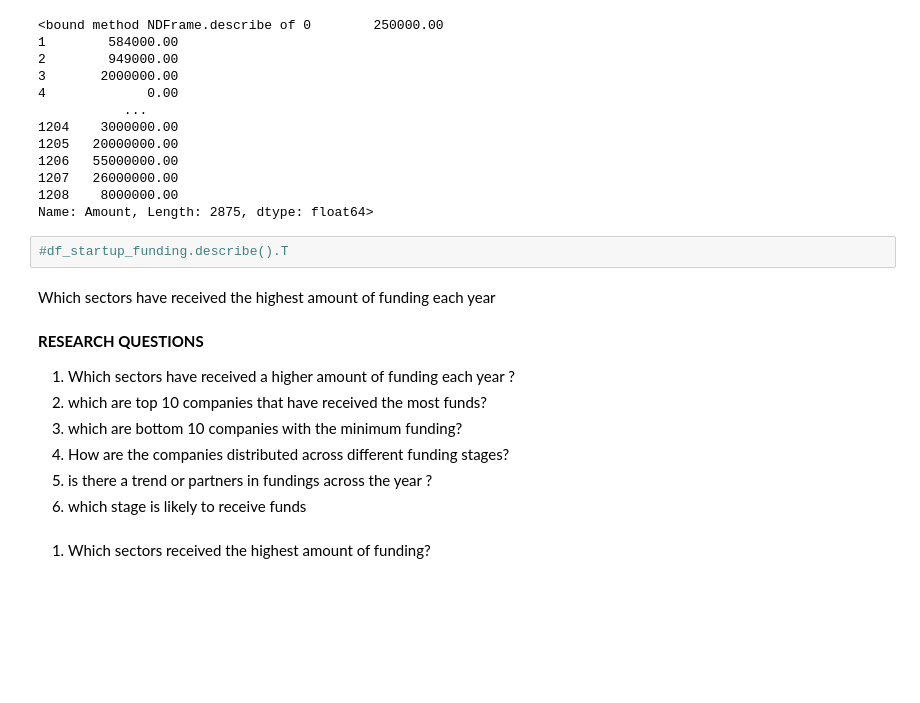
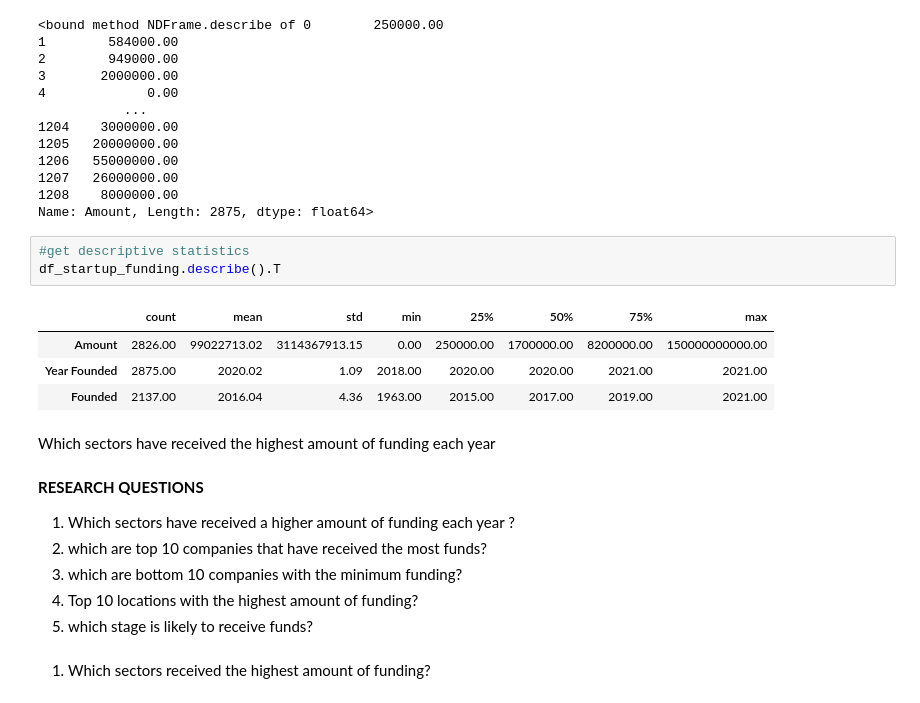
Before and after one commit to susanlazaro/LP1-sojourn, a Jupyter notebook: notebook.ipynb, the cells around one changed output. Drawn from its saved outputs; the diff is of its cells as text; blank space fills up the shorter version.

```diff
--- a/notebook.ipynb
+++ b/notebook.ipynb
@@ -1342,7 +1361,13 @@ df_startup_funding['Amount'].describe
 1208    8000000.00
 Name: Amount, Length: 2875, dtype: float64>
 # %%
-#df_startup_funding.describe().T
+#get descriptive statistics
+df_startup_funding.describe().T
+# %% [output]
+|  | count | mean | std | min | 25% | 50% | 75% | max |
+| Amount | 2826.00 | 99022713.02 | 3114367913.15 | 0.00 | 250000.00 | 1700000.00 | 8200000.00 | 150000000000.00 |
+| Year Founded | 2875.00 | 2020.02 | 1.09 | 2018.00 | 2020.00 | 2020.00 | 2021.00 | 2021.00 |
+| Founded | 2137.00 | 2016.04 | 4.36 | 1963.00 | 2015.00 | 2017.00 | 2019.00 | 2021.00 |
 # %% [markdown]
 Which sectors have received the highest amount of funding each year
 # %% [markdown]
@@ -1351,9 +1376,8 @@ Which sectors have received the highest amount of funding each year
 1. Which sectors have received a higher amount of funding each year ?
 2. which are top 10 companies that have received the most funds?
 3. which are bottom 10 companies with the minimum funding?
-4. How are the companies distributed across different funding stages?
-5. is there a trend or partners in fundings across the year ?
-6. which stage is likely to receive funds
+4. Top 10 locations with the highest amount of funding?
+5. which stage is likely to receive funds?
 # %% [markdown]
 1. Which sectors received the highest amount of funding?
 # %%
```
Also changed, not shown: parts of 15 cells of this notebook, 2 other files.
